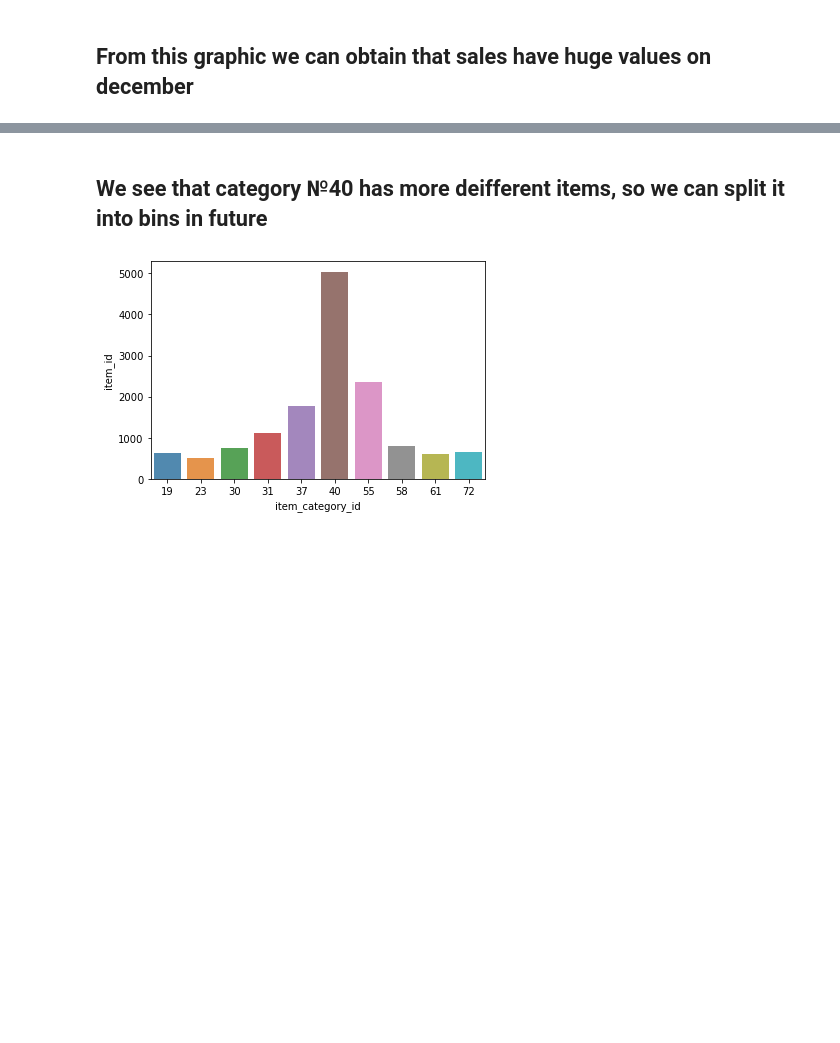
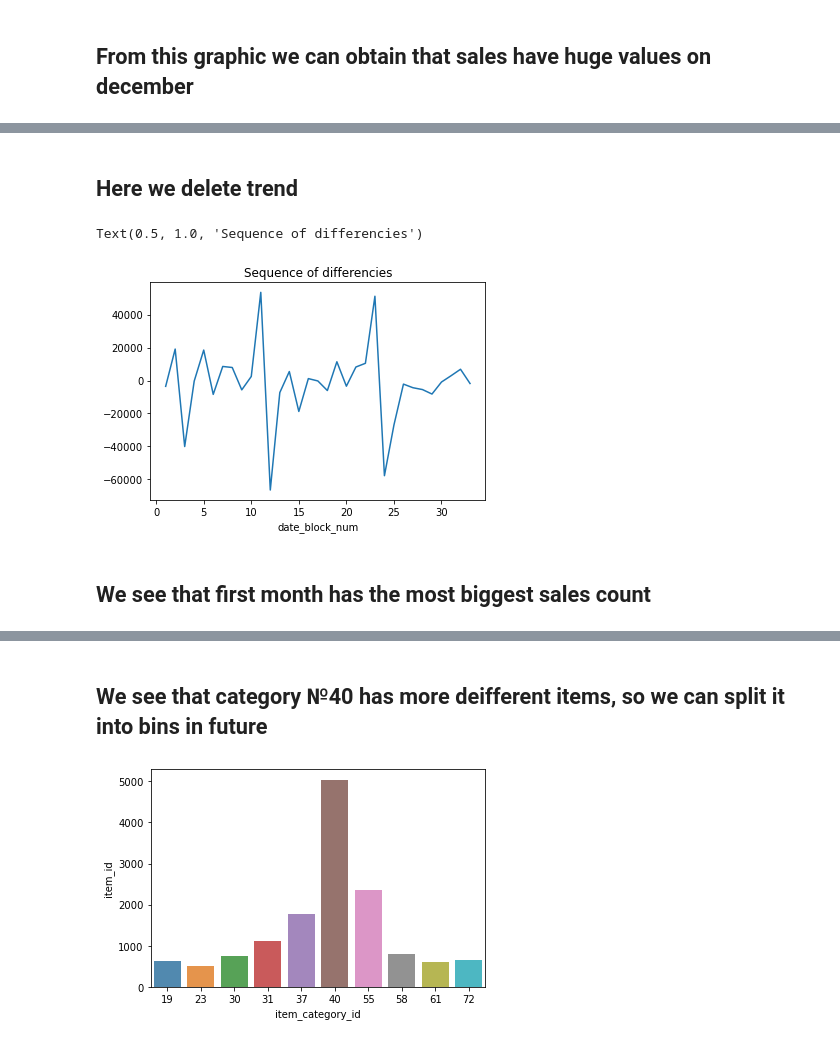
Before and after one commit to Evgeniy-2000/ML_practice_project, a Jupyter notebook: Main.ipynb, the cells around one changed output, grey strips where cells are left out. Cells and saved outputs as stored; diff of their text form; code cells hidden in the pictures; blank space fills up the shorter version.

Commit message:
Add files via upload
1. Have delete trend
2. Obtained working baseline

```diff
--- a/Main.ipynb
+++ b/Main.ipynb
@@ -183,0 +179,10 @@ sales_by_date.plot()
+# %% [markdown]
+## Here we delete trend
+# %%
+sales_by_date_diff = sales_by_date.diff(periods=1)
+sales_by_date_diff.plot().set_title('Sequence of differencies')
+# %% [output]
+Text(0.5, 1.0, 'Sequence of differencies')
+[figure, added]
+# %% [markdown]
+## We see that first month has the most biggest sales count
```
Also changed, not shown: parts of 19 cells of this notebook.
